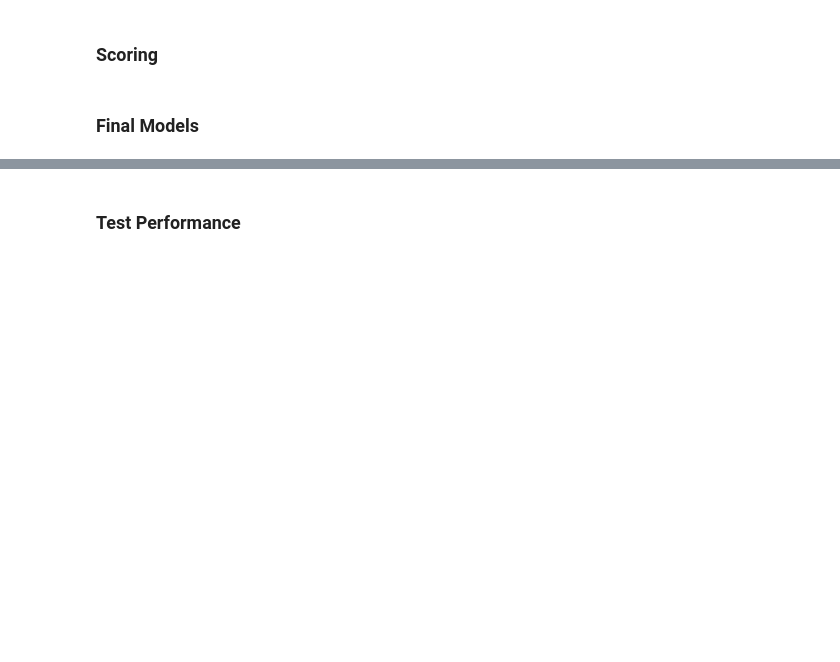
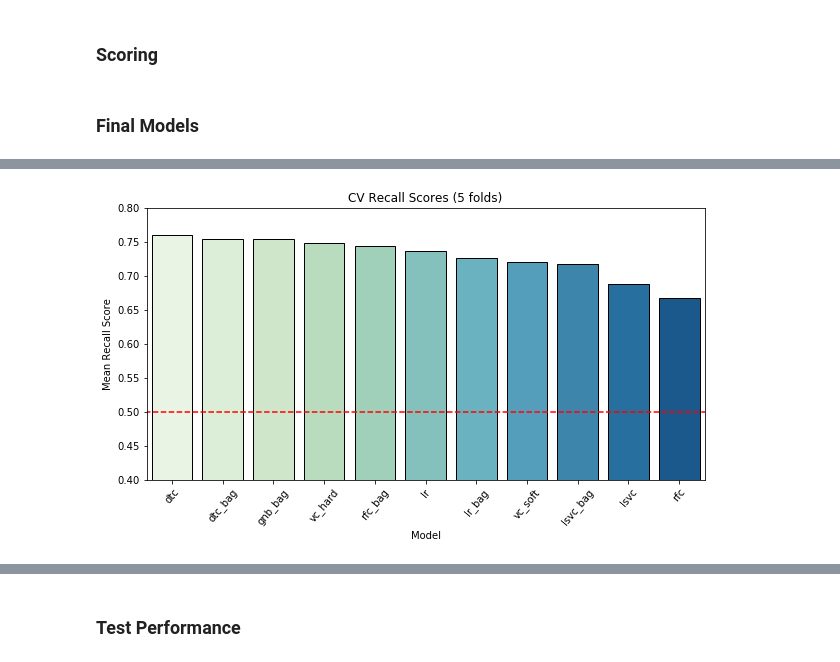
Before and after one commit to dmahler26/K2-Data-Science, a Jupyter notebook: Projects/Project #2 - ML Lending Club/notebooks/4_0__Performance_Evaluation.ipynb, the cells around one changed output, grey strips where cells are left out. Saved outputs shown, nothing was run; the diff lists cells and outputs as text; code cells hidden in the pictures; blank space fills up the shorter version.

```diff
--- a/Projects/Project #2 - ML Lending Club/notebooks/4_0__Performance_Evaluation.ipynb
+++ b/Projects/Project #2 - ML Lending Club/notebooks/4_0__Performance_Evaluation.ipynb
@@ -80,3 +77,6 @@ y_test = data['test_target']['default']
+# %%
+y_train = data['train_target']['default'].values
+y_test = data['test_target']['default'].values
 # %% [markdown]
 ### Scoring
 # %%
@@ -177,0 +174,5 @@ models['vc_soft'] = vc_soft
+# %%
+df_models = pd.DataFrame()
+# %%
+df_models['label'] = models
+df_models['estimator'] = df_models['label'].apply(lambda x: models[x])
@@ -177,0 +226,5 @@ models['vc_soft'] = vc_soft
+# %%
+df_models['cv_recall'] = df_models.apply(lambda x: model_scores[x['label']]['recall_mean'], axis=1)
+df_models['cv_precision'] = df_models.apply(lambda x: model_scores[x['label']]['precision_mean'], axis=1)
+df_models['cv_specificity'] = df_models.apply(lambda x: model_scores[x['label']]['specificity_mean'], axis=1)
+df_models['cv_f2'] = df_models.apply(lambda x: model_scores[x['label']]['f2_mean'], axis=1)
@@ -177,0 +246,15 @@ models['vc_soft'] = vc_soft
+# %%
+plt.figure(figsize=(10,5))
+ax = sns.barplot(data=df_models.sort_values('cv_recall', ascending=False), x='label', y='cv_recall', palette='GnBu', edgecolor='k')
+ax.set_xticklabels(ax.get_xticklabels(), rotation=50)
+ax.set_ylim(0.4,0.8)
+ax.hlines(0.5, -1,11, colors='r', linestyles='dashed')
+ax.set_title('CV Recall Scores (5 folds)')
+ax.set_xlabel('Model')
+ax.set_ylabel('Mean Recall Score')
+
+my_func.saveplot(plt, 'Eval_BarChart_ValRecall')
+
+plt.show()
+# %% [output]
+[figure, added]
```
Also changed, not shown: parts of 26 cells of this notebook, 17 other files.
